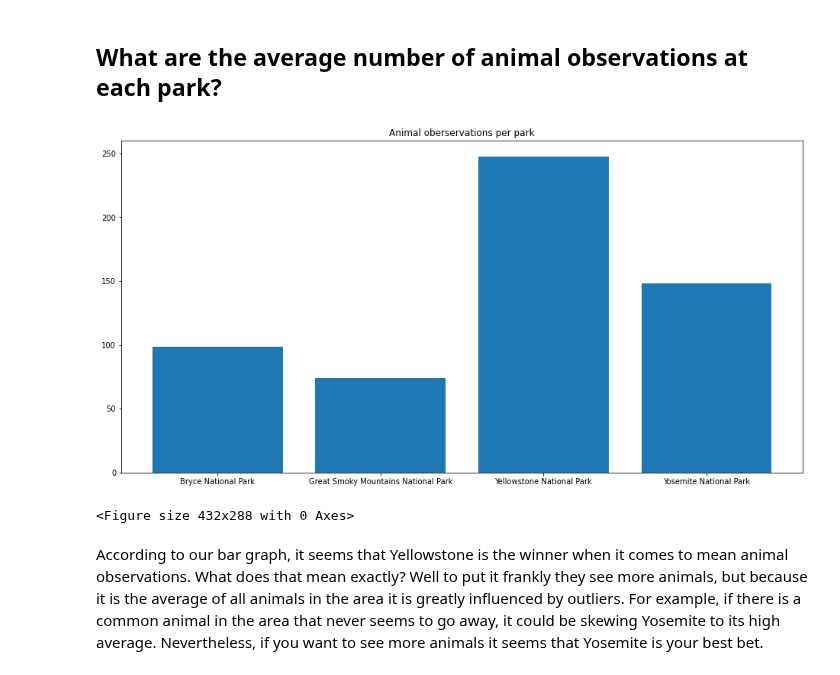
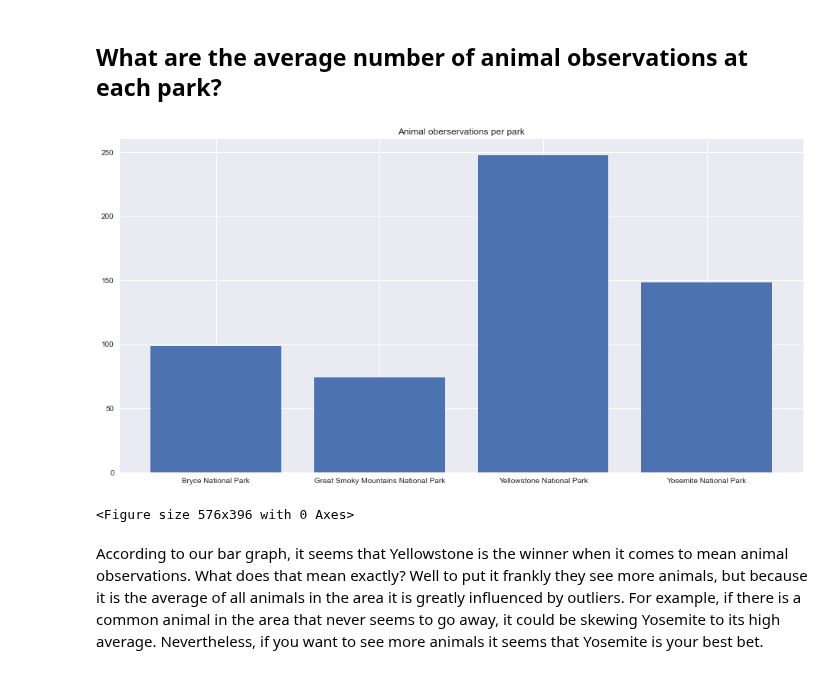
Before and after one commit to TahlonBrahic/Data-Science-Portfolio, a Jupyter notebook: Data Analysis/Endangered Species/biodiveristy.ipynb, the cells around one changed output. Saved outputs shown, nothing was run; the diff lists cells and outputs as text; code cells hidden in the pictures.

```diff
--- a/Data Analysis/Endangered Species/biodiveristy.ipynb
+++ b/Data Analysis/Endangered Species/biodiveristy.ipynb
@@ -64,14 +72,15 @@ Together, the merged dataframe has 25632 rows and 6 columns.
 ## What are the average number of animal observations at each park?
 # %%
 mean_observations = df.groupby('park_name')['observations'].mean()
+plt.style.use('seaborn-v0_8')
 plt.figure(figsize=(16,8))
 plt.bar(mean_observations.index, mean_observations)
 plt.title('Animal oberservations per park')
 plt.show()
 plt.clf()
 # %% [output]
-[figure, old version]
+[figure, new version]
-<Figure size 432x288 with 0 Axes>
+<Figure size 576x396 with 0 Axes>
 # %% [markdown]
 According to our bar graph, it seems that Yellowstone is the winner when it comes to mean animal observations. What does that mean exactly? Well to put it frankly they see more animals, but because it is the average of all animals in the area it is greatly influenced by outliers. For example, if there is a common animal in the area that never seems to go away, it could be skewing Yosemite to its high average. Nevertheless, if you want to see more animals it seems that Yosemite is your best bet.
 # %% [markdown]
```
Also changed, not shown: parts of 7 cells of this notebook.
